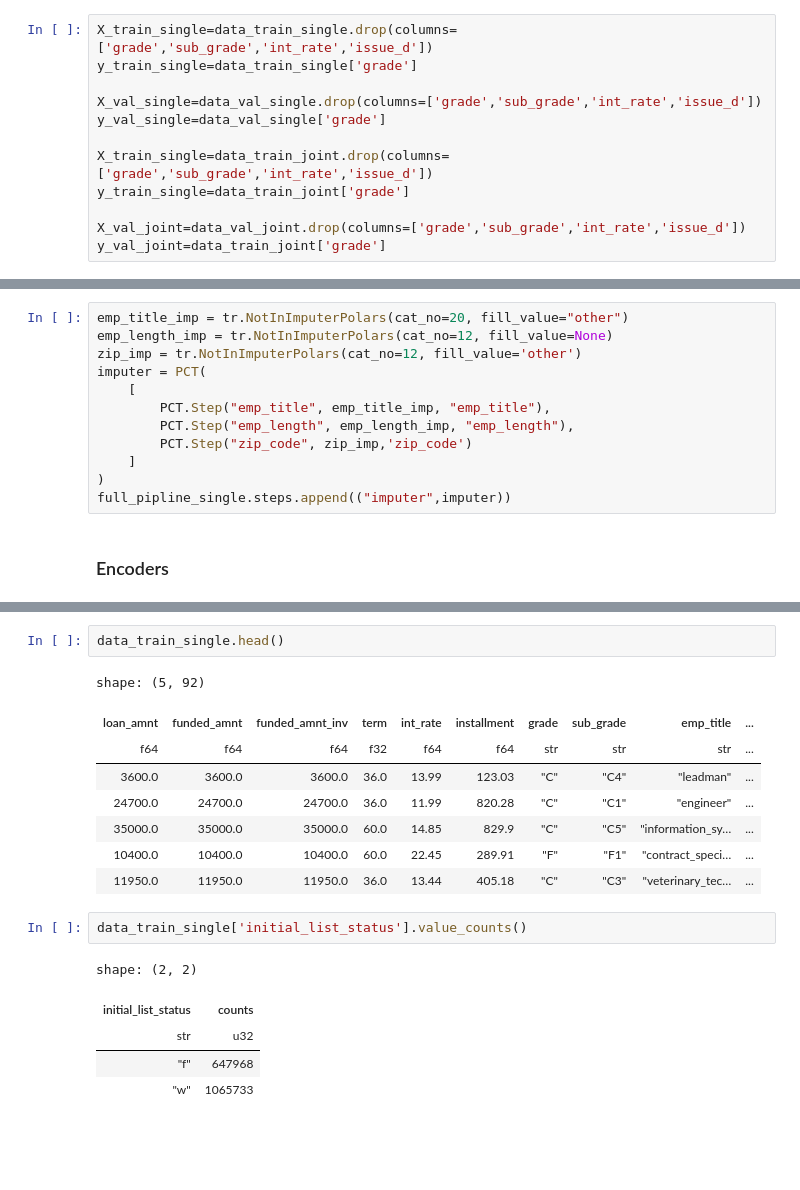
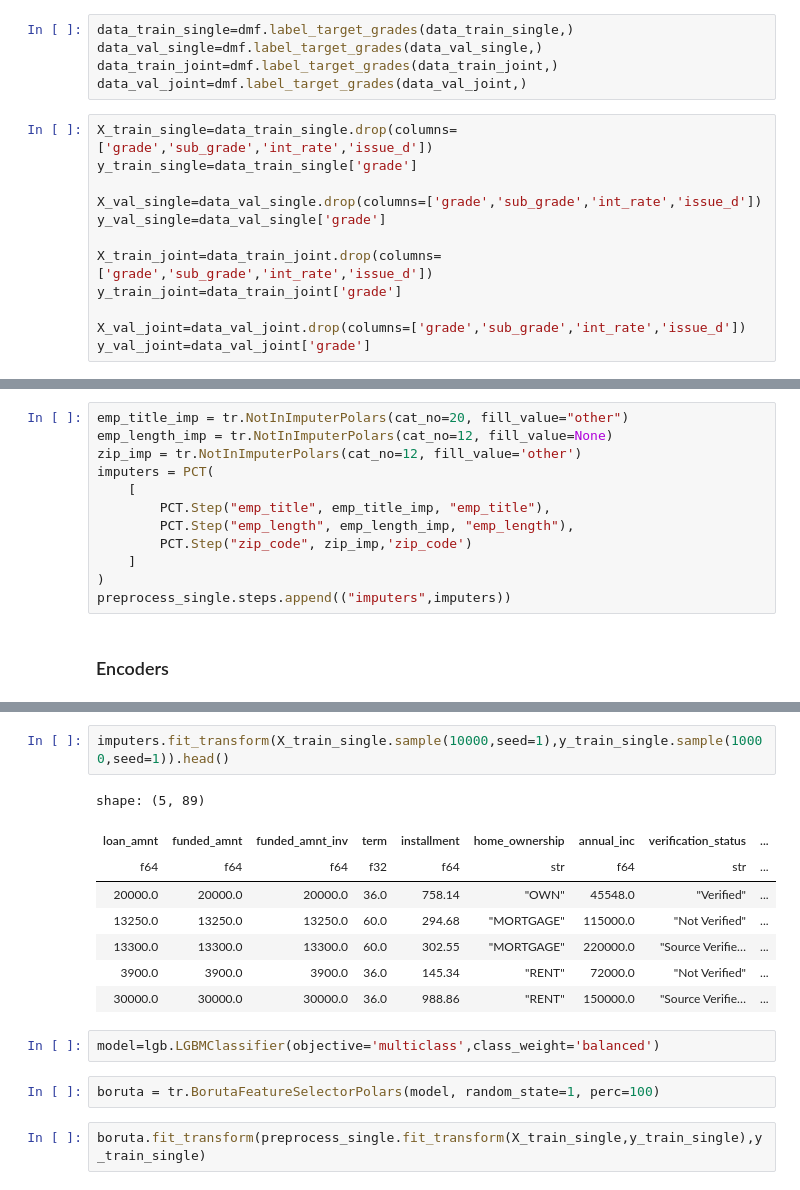
Before and after one commit to gediminas-skvarnavicius/lending-club, a Jupyter notebook: model_2_grade.ipynb, the cells around one changed output, grey strips where cells are left out. Cells and saved outputs as stored; diff of their text form; blank space fills up the shorter version.

```diff
--- a/model_2_grade.ipynb
+++ b/model_2_grade.ipynb
@@ -47,6 +47,11 @@ data_train_single=feats.date_features(data_train_single,'issue_d')
 data_val_single=feats.date_features(data_val_single,'issue_d')
 data_train_joint=feats.date_features(data_train_joint,'issue_d')
 data_val_joint=feats.date_features(data_val_joint,'issue_d')
+# %%
+data_train_single=dmf.label_target_grades(data_train_single,)
+data_val_single=dmf.label_target_grades(data_val_single,)
+data_train_joint=dmf.label_target_grades(data_train_joint,)
+data_val_joint=dmf.label_target_grades(data_val_joint,)
 # %%
 X_train_single=data_train_single.drop(columns=['grade','sub_grade','int_rate','issue_d'])
 y_train_single=data_train_single['grade']
@@ -54,11 +59,11 @@ y_train_single=data_train_single['grade']
 X_val_single=data_val_single.drop(columns=['grade','sub_grade','int_rate','issue_d'])
 y_val_single=data_val_single['grade']
 
-X_train_single=data_train_joint.drop(columns=['grade','sub_grade','int_rate','issue_d'])
-y_train_single=data_train_joint['grade']
+X_train_joint=data_train_joint.drop(columns=['grade','sub_grade','int_rate','issue_d'])
+y_train_joint=data_train_joint['grade']
 
 X_val_joint=data_val_joint.drop(columns=['grade','sub_grade','int_rate','issue_d'])
-y_val_joint=data_train_joint['grade']
+y_val_joint=data_val_joint['grade']
 # %% [markdown]
 #### Imputers
 # %%
@@ -67,14 +72,14 @@ full_pipline_single=Pipeline([])
 emp_title_imp = tr.NotInImputerPolars(cat_no=20, fill_value="other")
 emp_length_imp = tr.NotInImputerPolars(cat_no=12, fill_value=None)
 zip_imp = tr.NotInImputerPolars(cat_no=12, fill_value='other')
-imputer = PCT(
+imputers = PCT(
     [
         PCT.Step("emp_title", emp_title_imp, "emp_title"),
         PCT.Step("emp_length", emp_length_imp, "emp_length"),
         PCT.Step("zip_code", zip_imp,'zip_code')
     ]
 )
-full_pipline_single.steps.append(("imputer",imputer))
+preprocess_single.steps.append(("imputers",imputers))
 # %% [markdown]
 ### Encoders
 # %%
@@ -120,19 +127,17 @@ encoders = PCT(
-# %%
-data_train_single.head()
-# %% [output]
-shape: (5, 92)
-| loan_amnt | funded_amnt | funded_amnt_inv | term | int_rate | installment | grade | sub_grade | emp_title | ... |
-| f64 | f64 | f64 | f32 | f64 | f64 | str | str | str | ... |
-| 3600.0 | 3600.0 | 3600.0 | 36.0 | 13.99 | 123.03 | "C" | "C4" | "leadman" | ... |
-| 24700.0 | 24700.0 | 24700.0 | 36.0 | 11.99 | 820.28 | "C" | "C1" | "engineer" | ... |
-| 35000.0 | 35000.0 | 35000.0 | 60.0 | 14.85 | 829.9 | "C" | "C5" | "information_sy… | ... |
-| 10400.0 | 10400.0 | 10400.0 | 60.0 | 22.45 | 289.91 | "F" | "F1" | "contract_speci… | ... |
-| 11950.0 | 11950.0 | 11950.0 | 36.0 | 13.44 | 405.18 | "C" | "C3" | "veterinary_tec… | ... |
-# %%
-data_train_single['initial_list_status'].value_counts()
-# %% [output]
-shape: (2, 2)
-| initial_list_status | counts |
-| str | u32 |
-| "f" | 647968 |
-| "w" | 1065733 |
+# %%
+imputers.fit_transform(X_train_single.sample(10000,seed=1),y_train_single.sample(10000,seed=1)).head()
+# %% [output]
+shape: (5, 89)
+| loan_amnt | funded_amnt | funded_amnt_inv | term | installment | home_ownership | annual_inc | verification_status | ... |
+| f64 | f64 | f64 | f32 | f64 | str | f64 | str | ... |
+| 20000.0 | 20000.0 | 20000.0 | 36.0 | 758.14 | "OWN" | 45548.0 | "Verified" | ... |
+| 13250.0 | 13250.0 | 13250.0 | 60.0 | 294.68 | "MORTGAGE" | 115000.0 | "Not Verified" | ... |
+| 13300.0 | 13300.0 | 13300.0 | 60.0 | 302.55 | "MORTGAGE" | 220000.0 | "Source Verifie… | ... |
+| 3900.0 | 3900.0 | 3900.0 | 36.0 | 145.34 | "RENT" | 72000.0 | "Not Verified" | ... |
+| 30000.0 | 30000.0 | 30000.0 | 36.0 | 988.86 | "RENT" | 150000.0 | "Source Verifie… | ... |
+# %%
+model=lgb.LGBMClassifier(objective='multiclass',class_weight='balanced')
+# %%
+boruta = tr.BorutaFeatureSelectorPolars(model, random_state=1, perc=100)
+# %%
+boruta.fit_transform(preprocess_single.fit_transform(X_train_single,y_train_single),y_train_single)
```
Also changed, not shown: parts of 6 cells of this notebook, 9 other files.
